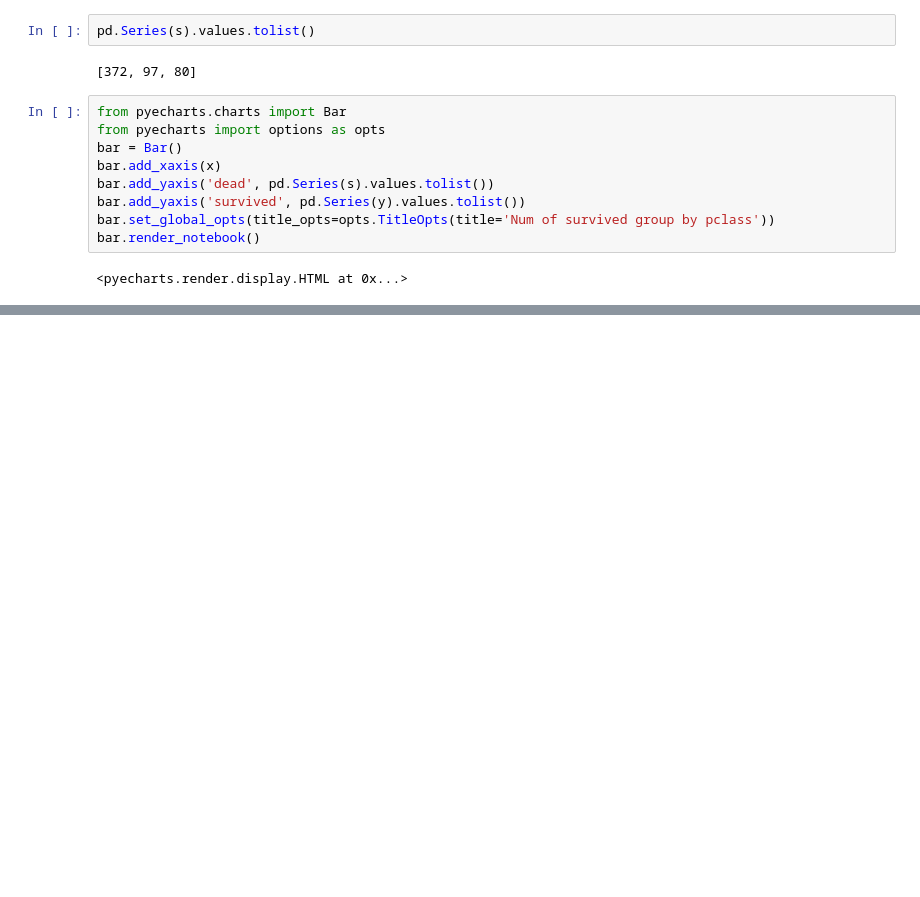
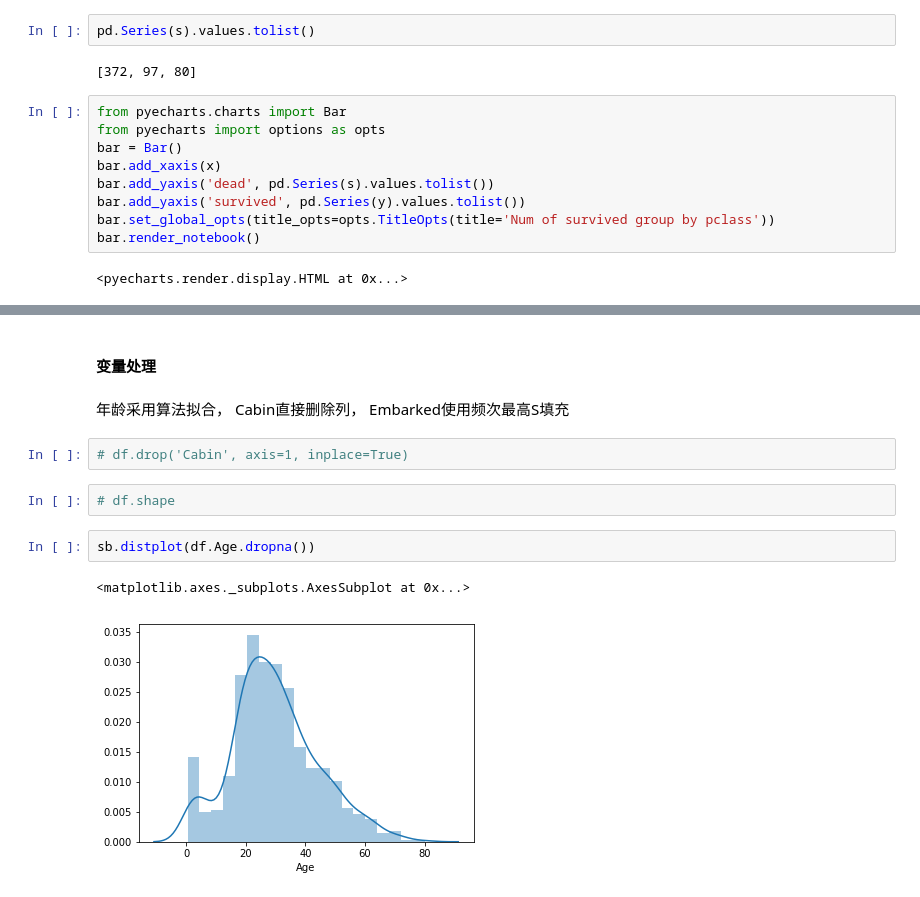
Before and after one commit to zhijun-fu/kaggle_practice, a Jupyter notebook: titanic.ipynb, the cells around one changed output, grey strips where cells are left out. Saved outputs shown, nothing was run; the diff lists cells and outputs as text; blank space fills up the shorter version.

```diff
--- a/titanic.ipynb
+++ b/titanic.ipynb
@@ -163,0 +299,13 @@ bar.render_notebook()
+# %% [markdown]
+#### 变量处理
+# %% [markdown]
+年龄采用算法拟合， Cabin直接删除列， Embarked使用频次最高S填充
+# %%
+# df.drop('Cabin', axis=1, inplace=True)
+# %%
+# df.shape
+# %%
+sb.distplot(df.Age.dropna())
+# %% [output]
+<matplotlib.axes._subplots.AxesSubplot at 0x...>
+[figure, added]
```
Also changed, not shown: parts of 100 cells of this notebook.
